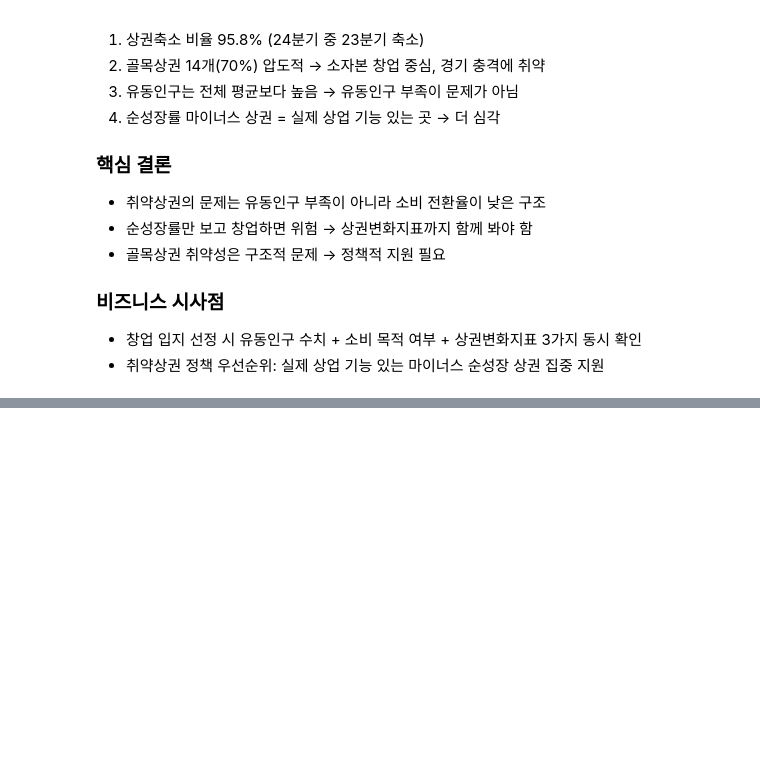
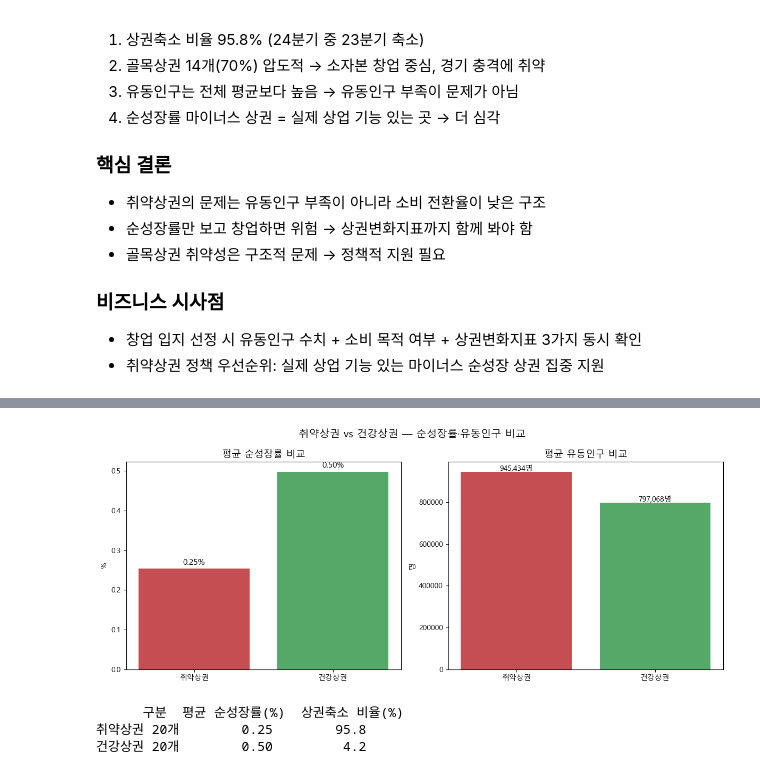
Before and after one commit to sonjiwoo-creator/seouldf, a Jupyter notebook: notebooks/nagyung_취약상권.ipynb, the cells around one changed output, grey strips where cells are left out. Cells and saved outputs as stored; diff of their text form; code cells hidden in the pictures; blank space fills up the shorter version.

Commit message:
feat: 보충EDA 취약상권 vs 건강상권 순성장률 비교 추가

```diff
--- a/notebooks/nagyung_취약상권.ipynb
+++ b/notebooks/nagyung_취약상권.ipynb
@@ -328,3 +328,17 @@ plt.show()
 ### 비즈니스 시사점
 - 창업 입지 선정 시 유동인구 수치 + 소비 목적 여부 + 상권변화지표 3가지 동시 확인
 - 취약상권 정책 우선순위: 실제 상업 기능 있는 마이너스 순성장 상권 집중 지원
+# %%
+# ============================================
+# 보충 EDA ① - 취약상권 vs 건강상권 순성장률 비교
+# 목적: "순성장률 플러스 ≠ 상권 회복" 수치로 뒷받침
+# ============================================
+
+# 건강상권 = 상권축소 비율 낮은 상위 20개
+건강상권_목록 = 축소_비율[
+    축소_비율.index.isin(유효상권)
+].sort_values(ascending=True).head(20)
+
+print(f'건강상권 수: {len(건강상권_목록)}개')
+print()
+print(건강상권_목록.round(1))
@@ -330,0 +401,45 @@ plt.show()
+# %%
+# ============================================
+# 취약 vs 건강상권 비교 막대그래프
+# ============================================
+
+fig, axes = plt.subplots(1, 2, figsize=(12, 5))
+
+categories = ['취약상권', '건강상권']
+colors = ['#C44E52', '#55A868']
+
+# 순성장률 비교
+axes[0].bar(categories, [취약_평균_순성장, 건강_평균_순성장], color=colors)
+axes[0].set_title('평균 순성장률 비교', fontsize=13)
+axes[0].set_ylabel('%')
+for i, v in enumerate([취약_평균_순성장, 건강_평균_순성장]):
+    axes[0].text(i, v + 0.01, f'{v:.2f}%', ha='center', fontsize=11)
+
+# 유동인구 비교
+axes[1].bar(categories, [취약_평균_유동, 건강_평균_유동], color=colors)
+axes[1].set_title('평균 유동인구 비교', fontsize=13)
+axes[1].set_ylabel('명')
+for i, v in enumerate([취약_평균_유동, 건강_평균_유동]):
+    axes[1].text(i, v + 5000, f'{v:,.0f}명', ha='center', fontsize=10)
+
+plt.suptitle('취약상권 vs 건강상권 — 순성장률·유동인구 비교', fontsize=14)
+plt.tight_layout()
+plt.show()
+# %% [output]
+[figure, added]
+# %%
+# ============================================
+# 순성장률 vs 상권축소 비율 비교표
+# ============================================
+
+summary = pd.DataFrame({
+    '구분': ['취약상권 20개', '건강상권 20개'],
+    '평균 순성장률(%)': [취약_평균_순성장.round(2), 건강_평균_순성장.round(2)],
+    '상권축소 비율(%)': [95.8, 4.2]
+})
+
+print(summary.to_string(index=False))
+# %% [output]
+      구분  평균 순성장률(%)  상권축소 비율(%)
+취약상권 20개        0.25        95.8
+건강상권 20개        0.50         4.2
```
Also changed, not shown: parts of 2 cells of this notebook.
